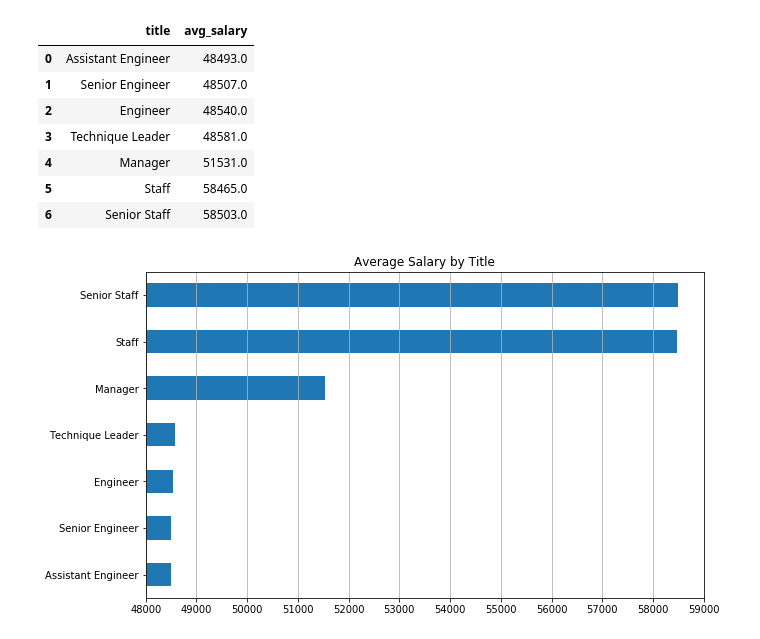
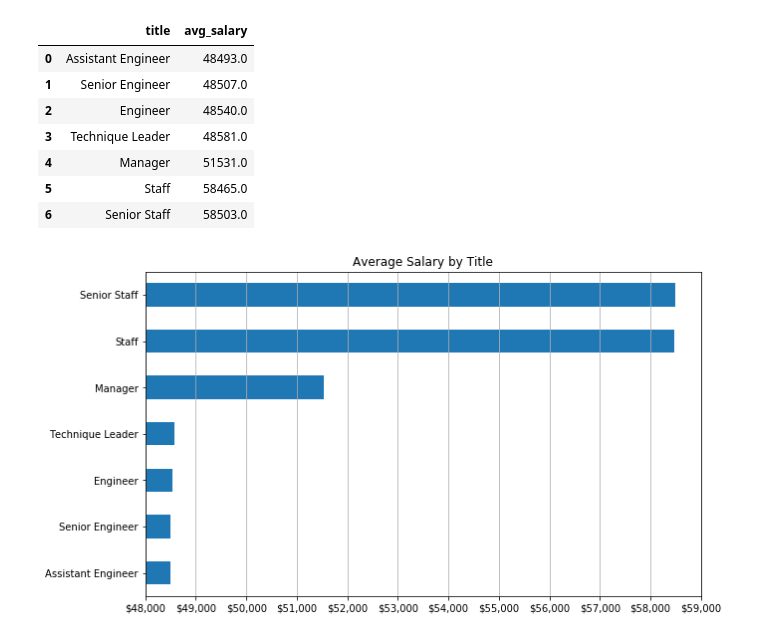
Before and after one commit to bsmirnov12/SQL-challenge, a Jupyter notebook: EmployeeSQL/Bonus.ipynb, the cells around one changed output. Drawn from its saved outputs; the diff is of its cells as text; code cells hidden in the pictures.

```diff
--- a/EmployeeSQL/Bonus.ipynb
+++ b/EmployeeSQL/Bonus.ipynb
@@ -116,20 +117,22 @@ avg_sal_df
 # %%
 step = 1000
 floor = math.floor(avg_sal_df['avg_salary'].min() / step) * step
 ceiling = math.ceil(avg_sal_df['avg_salary'].max() / step) * step
 xticks = list(range(floor, ceiling + step, step))
 
 titles = avg_sal_df['title'].to_list()
 
 axes = avg_sal_df.plot(
     figsize=(10, 6), kind='barh', legend=False,
     title='Average Salary by Title',
     xlim=(floor, ceiling), xticks=xticks
 )
 
+axes.set_xticklabels(["${:,d}".format(x) for x in xticks])
 axes.set_yticklabels(titles)
 axes.grid(axis='x')
 
+plt.savefig('Average_salary.png')
 plt.show()
 # %% [output]
-[figure, old version]
+[figure, new version]
```
Also changed, not shown: parts of 1 cell of this notebook, 7 other files.
